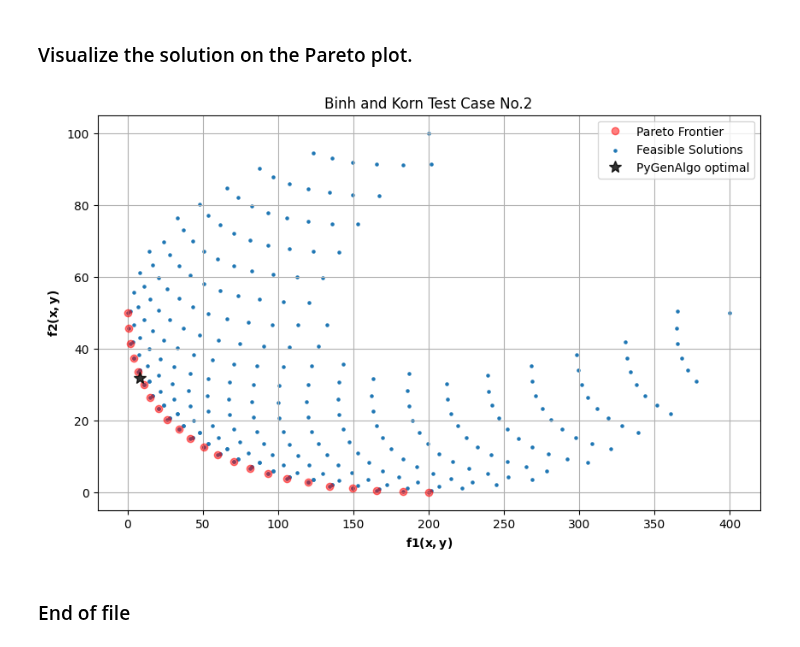
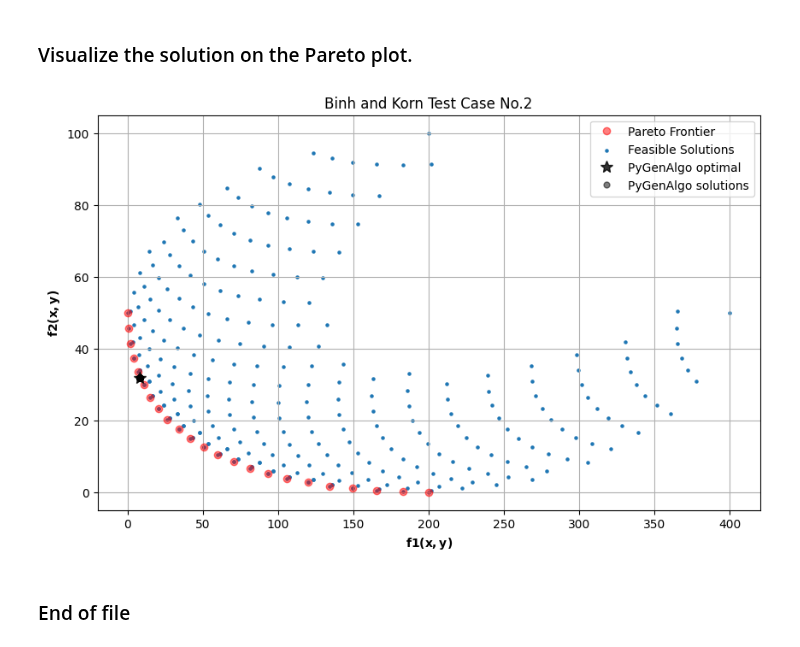
Before and after one commit to vrettasm/PyGeneticAlgorithms, a Jupyter notebook: examples/binh_and_korn_multiobjective.ipynb, the cells around one changed output. Cells and saved outputs as stored; diff of their text form; code cells hidden in the pictures.

```diff
--- a/examples/binh_and_korn_multiobjective.ipynb
+++ b/examples/binh_and_korn_multiobjective.ipynb
@@ -100,15 +100,15 @@ rng = np.random.default_rng()
 boundary_xy = lambda: rng.uniform(-15.0, 30.0)
 
 # Define the number of chromosomes.
-N = 100
+n_pop = 100
 
 # Draw random samples for the initial points.
-xy_init = rng.uniform(-15.0, 30.0, size=(N, 2))
+xy_init = rng.uniform(-15.0, 30.0, size=(n_pop, 2))
 
 # Initial population.
 population = [Chromosome([Gene(xy_init[i, 0], boundary_xy),
                           Gene(xy_init[i, 1], boundary_xy)], np.nan, True)
-              for i in range(N)]
+              for i in range(n_pop)]
 
 # Create the StandardGA object that will carry on the optimization.
 test_GA = StandardGA(initial_pop=population,
@@ -194,35 +193,54 @@ points = np.array(points)
 
 # Estimate the pareto front points.
 pareto_points = np_pareto_front(points)
+# %%
+best_n = []
+
+for p in test_GA.best_n(n=n_pop//2):
+    # Extract the values.
+    x, y = p.values()
+
+    # Compute each objective function.
+    f1 = 4.0 * (x**2 + y**2)
+    f2 = (x - 5.0)**2 + (y - 5.0)**2
+
+    # Add them to the list.
+    best_n.append((f1, f2))
+
+best_n = np.array(best_n)
 # %% [markdown]
 ### Visualize the solution on the Pareto plot.
 # %%
 # Create a new figure.
 plt.figure(figsize=(10, 6))
 
 # Plot the Pareto front.
 plt.plot(pareto_points[:, 0],
          pareto_points[:, 1],
          'ro', alpha=0.5, label="Pareto Frontier")
 
 # Plot all the feasible solutions.
 plt.scatter(x=points[:, 0],
             y=points[:, 1],
             s=5, marker='o', label="Feasible Solutions")
 
 # Plot the optimal solution from the GA.
 plt.plot(f1_opt, f2_opt,
          'k*', markersize=10, alpha=0.8, label="PyGenAlgo optimal")
 
+# Plot the best_n.
+plt.plot(best_n[:, 0], best_n[:, 1], "ko", alpha=0.5,
+         markersize=5, label="PyGenAlgo solutions")
+
 # Tidy up the plot.
 plt.title("Binh and Korn Test Case No.2")
 plt.xlabel(r"$\mathbf{f1(x,y)}$")
 plt.ylabel(r"$\mathbf{f2(x,y)}$")
 plt.legend()
 plt.grid(True)
 
 plt.savefig("Binh_and_Korn_optimal.pdf", format="pdf", dpi=300)
 # %% [output]
-[figure, old version]
+[figure, new version]
 # %% [markdown]
 ### End of file
```
Also changed, not shown: parts of 3 cells of this notebook, 4 other files.
